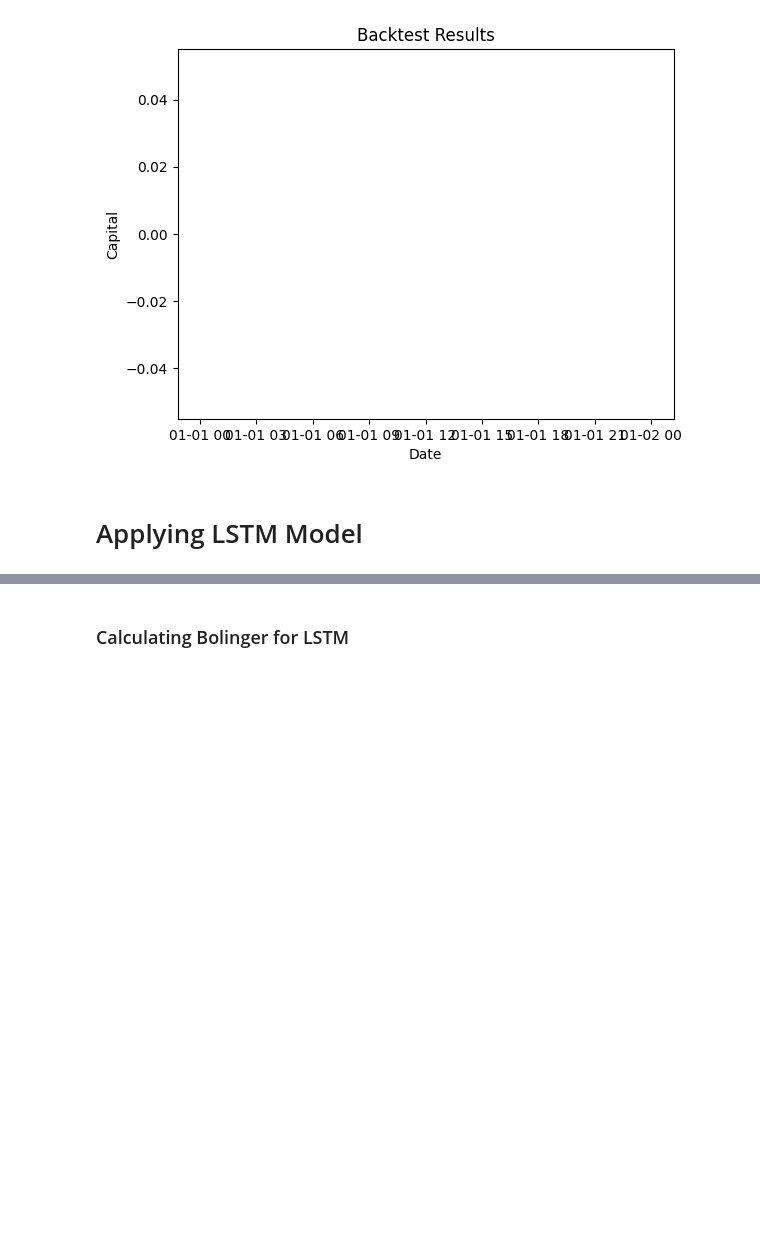
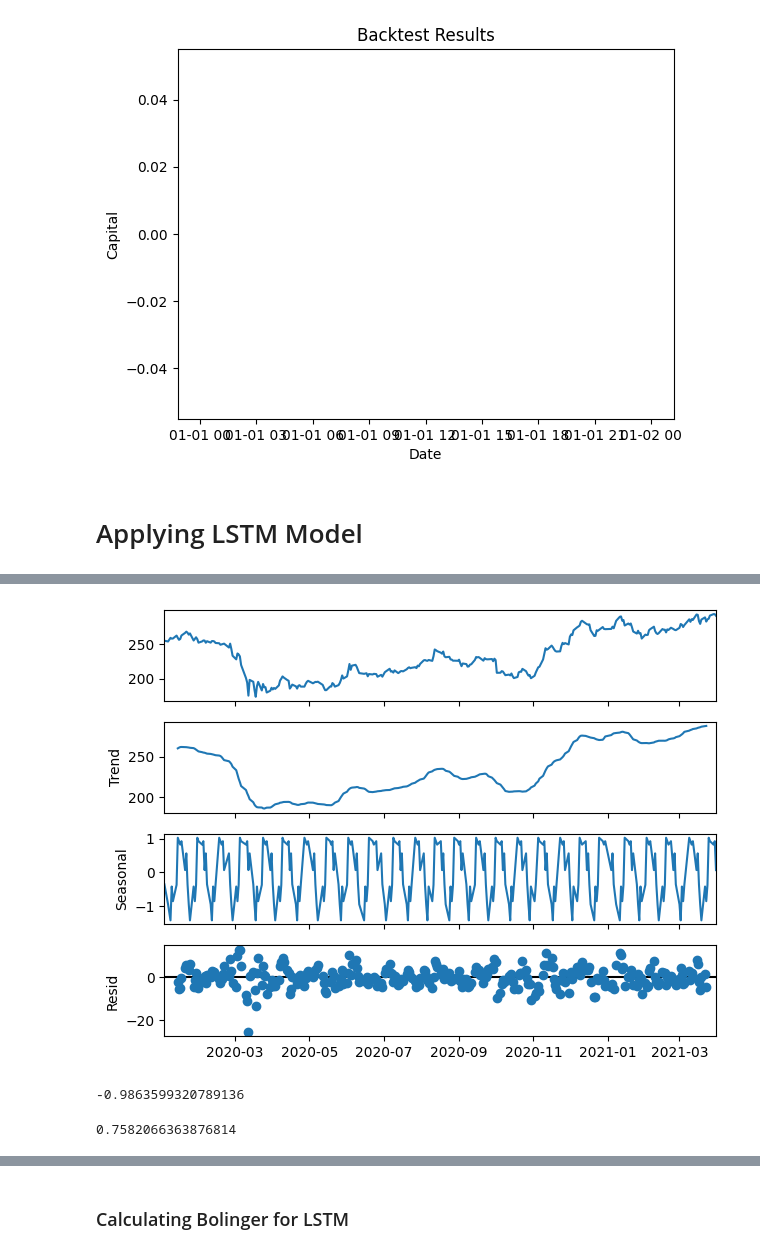
Before and after one commit to alyhussein86/C6oUVdljHlRZgnaq, a Jupyter notebook: P5_ValueInvestor.ipynb, the cells around one changed output, grey strips where cells are left out. Drawn from its saved outputs; the diff is of its cells as text; code cells hidden in the pictures; blank space fills up the shorter version.

```diff
--- a/P5_ValueInvestor.ipynb
+++ b/P5_ValueInvestor.ipynb
@@ -704,0 +469,5 @@ Mean Absolute Percentage Error is : 0.3723334424445132
+# %%
+f.seasonal_decompose(period= 12).plot()
+plt.show()
+# %% [output]
+[figure, added]
@@ -704,0 +476,8 @@ Mean Absolute Percentage Error is : 0.3723334424445132
+# %%
+stat
+# %% [output]
+-0.9863599320789136
+# %%
+pval
+# %% [output]
+0.7582066363876814
```
Also changed, not shown: parts of 70 cells of this notebook.
